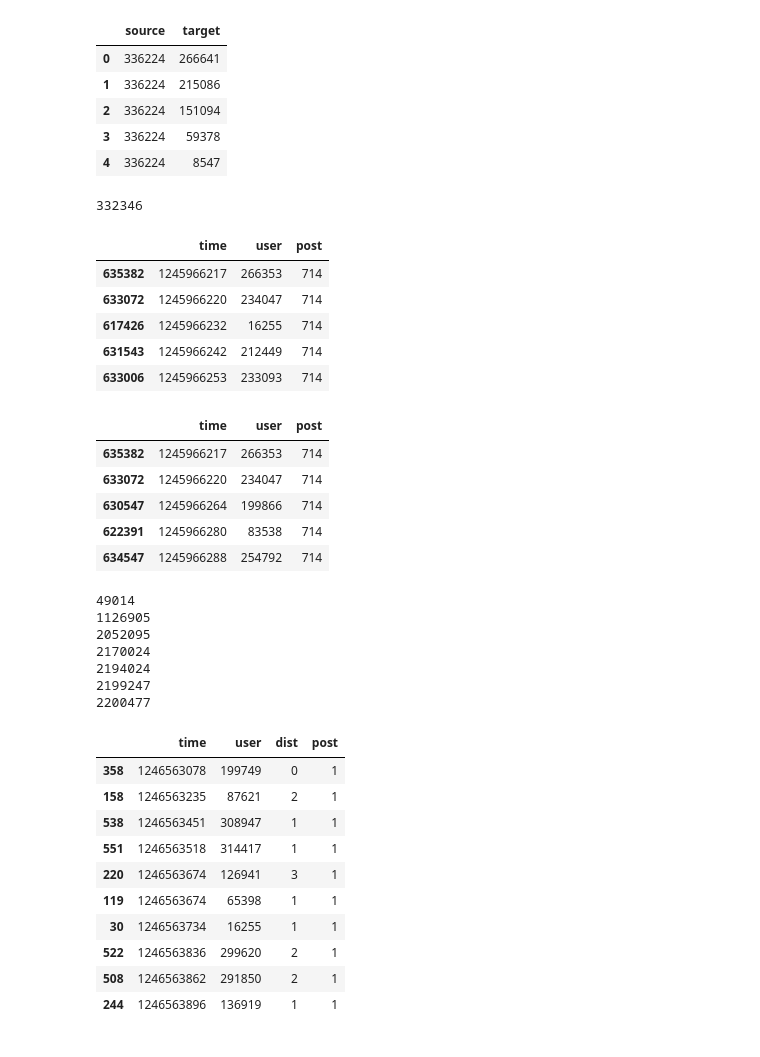
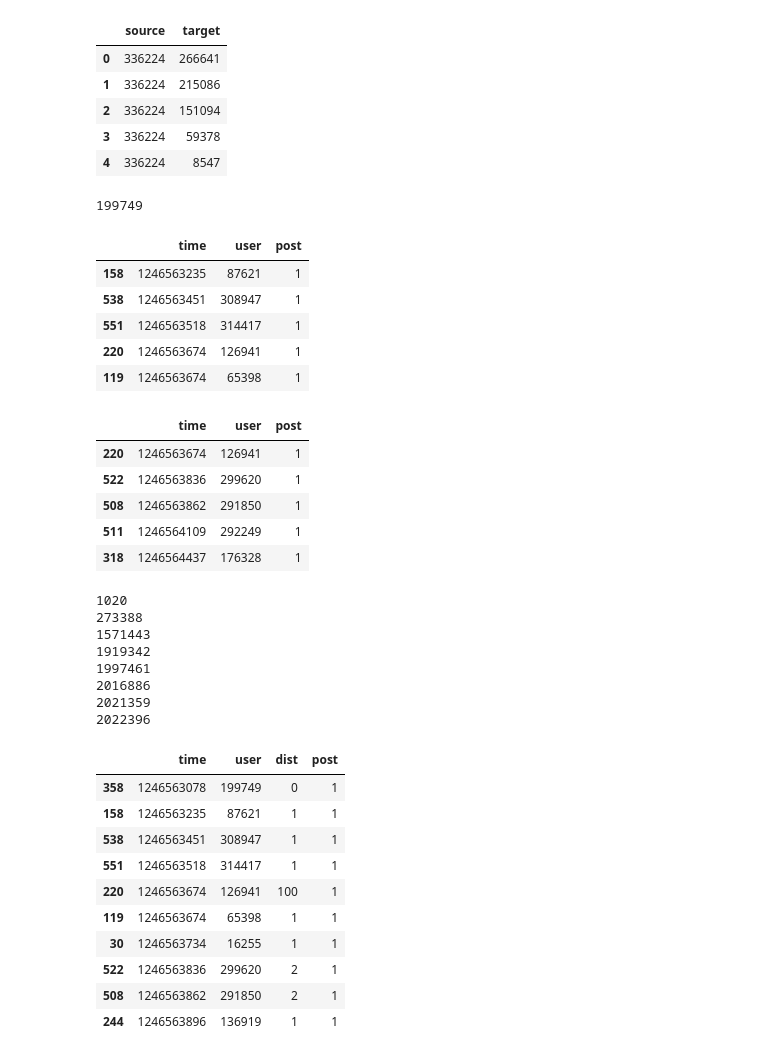
Before and after one commit to peterhuson/information-diffusion, a Jupyter notebook: Exploratory Plots & Distance Calculations.ipynb, the cells around one changed output. Drawn from its saved outputs; the diff is of its cells as text; code cells hidden in the pictures.

Commit message:
votes_1 votes_4

```diff
--- a/Exploratory Plots & Distance Calculations.ipynb
+++ b/Exploratory Plots & Distance Calculations.ipynb
@@ -222,24 +222,24 @@ friendship_plot_df.head()
 | 4 | 336224 | 8547 |
 # %%
 # the most popular story is story xxx?
-story = 714
+story = 1
 
 votes_story = votes.loc[votes['post'] == story]
 votes_714 = votes_story.copy()
 
 # define source
 source = votes_story.iloc[0]['user']
 votes_story = votes_story.iloc[1:]  # drop source
 print(source)
 votes_story.head()
 # %% [output]
-332346
+199749
 |  | time | user | post |
-| 635382 | 1245966217 | 266353 | 714 |
-| 633072 | 1245966220 | 234047 | 714 |
-| 617426 | 1245966232 | 16255 | 714 |
-| 631543 | 1245966242 | 212449 | 714 |
-| 633006 | 1245966253 | 233093 | 714 |
+| 158 | 1246563235 | 87621 | 1 |
+| 538 | 1246563451 | 308947 | 1 |
+| 551 | 1246563518 | 314417 | 1 |
+| 220 | 1246563674 | 126941 | 1 |
+| 119 | 1246563674 | 65398 | 1 |
 # %%
 friends_of_source = friendship_plot_df.loc[friendship_plot_df['target'] == source]
 friends_of_source = friends_of_source['source'].tolist()
@@ -253,11 +253,11 @@ votes_story = votes_story.loc[~votes_story['user'].isin(dist_1_users)]
 votes_story.head()
 # %% [output]
 |  | time | user | post |
-| 635382 | 1245966217 | 266353 | 714 |
-| 633072 | 1245966220 | 234047 | 714 |
-| 630547 | 1245966264 | 199866 | 714 |
-| 622391 | 1245966280 | 83538 | 714 |
-| 634547 | 1245966288 | 254792 | 714 |
+| 220 | 1246563674 | 126941 | 1 |
+| 522 | 1246563836 | 299620 | 1 |
+| 508 | 1246563862 | 291850 | 1 |
+| 511 | 1246564109 | 292249 | 1 |
+| 318 | 1246564437 | 176328 | 1 |
 # %%
 # all friend at distance 2 (regardless of whether they voted)
 dist_2_friends = []
@@ -336,7 +336,7 @@ dist_8_users = dist_8_users['user'].tolist()
 votes_story = votes_story.loc[~votes_story['user'].isin(dist_8_users)]
 # dist_8_users
 # %%
-# print(len(dist_1_users))
+print(len(friends_of_source))
 print(len(dist_2_friends))
 print(len(dist_3_friends))
 print(len(dist_4_friends))
@@ -345,13 +345,14 @@ print(len(dist_6_friends))
 print(len(dist_7_friends))
 print(len(dist_8_friends))
 # %% [output]
-49014
-1126905
-2052095
-2170024
-2194024
-2199247
-2200477
+1020
+273388
+1571443
+1919342
+1997461
+2016886
+2021359
+2022396
 # %%
 all_friends = [259, 49014, 1126905, 2052095, 2170024, 2194024, 2199247, 2200477]
 # %%
@@ -367,15 +368,15 @@ votes_714.loc[votes_714['user'].isin(dist_6_users), 'dist'] = 6
 votes_714.loc[votes_714['user'].isin(dist_7_users), 'dist'] = 7
 votes_714.loc[votes_714['user'].isin(dist_8_users), 'dist'] = 8
 # %%
-# votes_714.to_csv("digg2009/votes_714.csv", index=False)
+votes_714.to_csv("digg2009/votes_1.csv", index=False)
 votes_714[['time', 'user', 'dist', 'post']].head(10)
 # %% [output]
 |  | time | user | dist | post |
 | 358 | 1246563078 | 199749 | 0 | 1 |
-| 158 | 1246563235 | 87621 | 2 | 1 |
+| 158 | 1246563235 | 87621 | 1 | 1 |
 | 538 | 1246563451 | 308947 | 1 | 1 |
 | 551 | 1246563518 | 314417 | 1 | 1 |
-| 220 | 1246563674 | 126941 | 3 | 1 |
+| 220 | 1246563674 | 126941 | 100 | 1 |
 | 119 | 1246563674 | 65398 | 1 | 1 |
 | 30 | 1246563734 | 16255 | 1 | 1 |
 | 522 | 1246563836 | 299620 | 2 | 1 |
```
Also changed, not shown: parts of 9 cells of this notebook, 2 other files.
